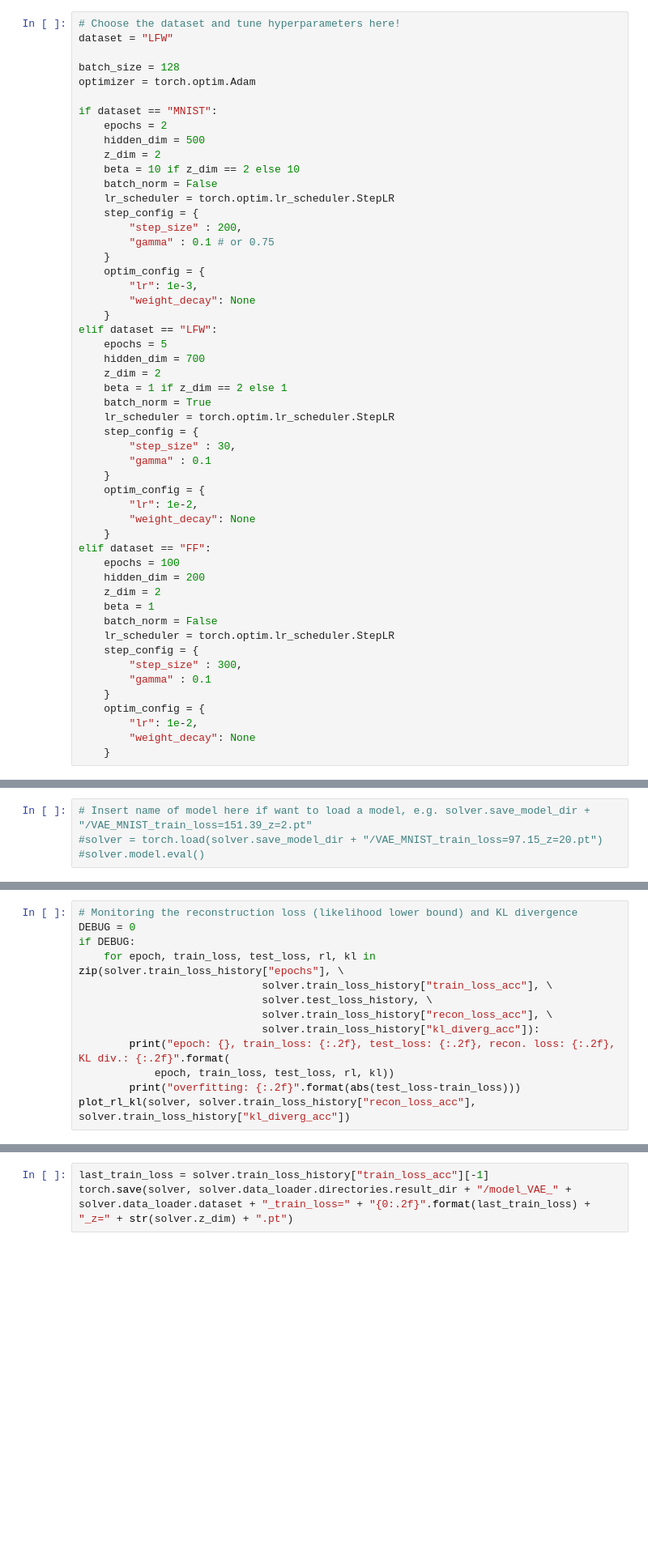
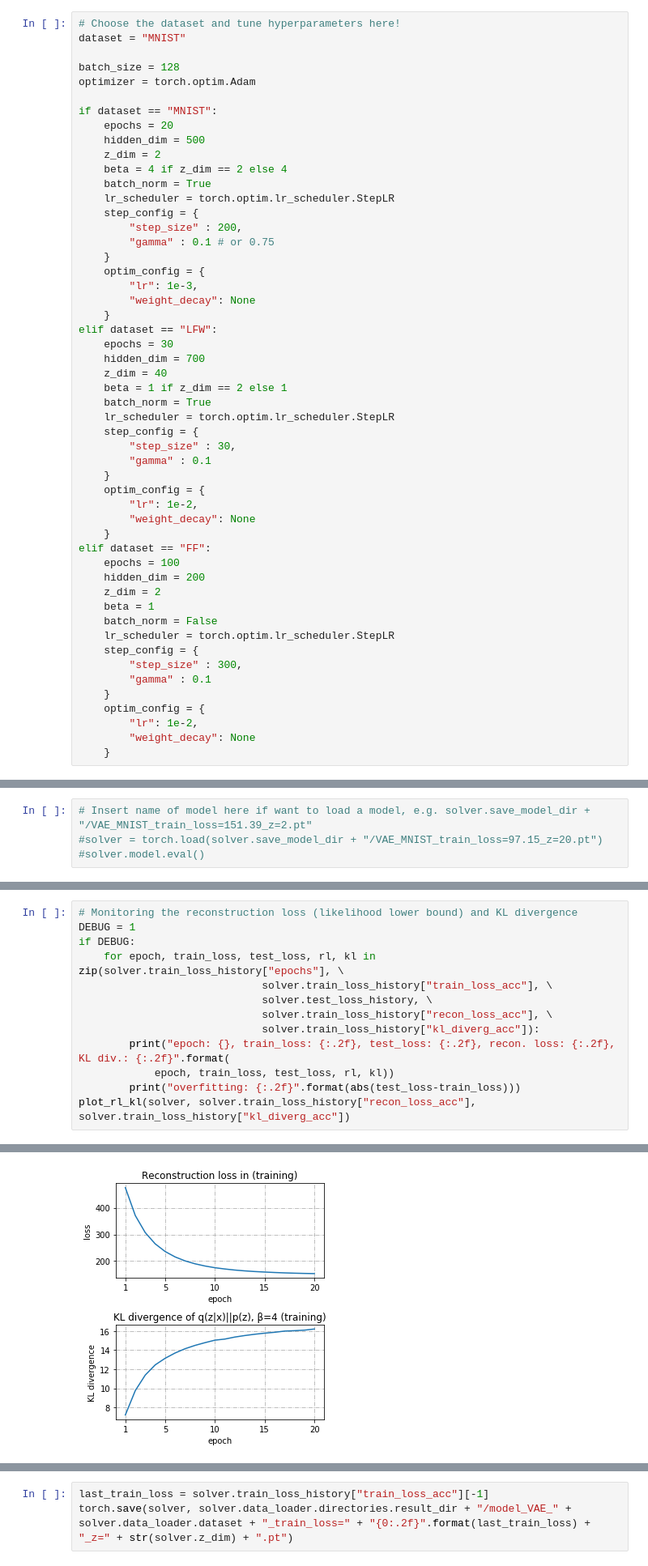
Before and after one commit to matthiasbrix/vae-models, a Jupyter notebook: src/1_vae.ipynb, the cells around one changed output, grey strips where cells are left out. Shown at 81% size. Drawn from its saved outputs; the diff is of its cells as text; blank space fills up the shorter version.

```diff
--- a/src/1_vae.ipynb
+++ b/src/1_vae.ipynb
@@ -37,16 +39,16 @@ if device.type == 'cuda':
 # %%
 # Choose the dataset and tune hyperparameters here!
-dataset = "LFW"
+dataset = "MNIST"
 
 batch_size = 128
 optimizer = torch.optim.Adam
 
 if dataset == "MNIST":
-    epochs = 2
+    epochs = 20
     hidden_dim = 500
     z_dim = 2
-    beta = 10 if z_dim == 2 else 10
-    batch_norm = False
+    beta = 4 if z_dim == 2 else 4
+    batch_norm = True
     lr_scheduler = torch.optim.lr_scheduler.StepLR
     step_config = {
         "step_size" : 200,
@@ -57,9 +59,9 @@ if dataset == "MNIST":
         "weight_decay": None
     }
 elif dataset == "LFW":
-    epochs = 5
+    epochs = 30
     hidden_dim = 700
-    z_dim = 2
+    z_dim = 40
     beta = 1 if z_dim == 2 else 1
     batch_norm = True
     lr_scheduler = torch.optim.lr_scheduler.StepLR
@@ -105,6 +133,6 @@ plot_gaussian_distributions(solver, len(solver.train_loss_history["train_loss_ac
 # %%
 # Monitoring the reconstruction loss (likelihood lower bound) and KL divergence
-DEBUG = 0
+DEBUG = 1
 if DEBUG:
     for epoch, train_loss, test_loss, rl, kl in zip(solver.train_loss_history["epochs"], \
                              solver.train_loss_history["train_loss_acc"], \
@@ -115,3 +143,4 @@ if DEBUG:
             epoch, train_loss, test_loss, rl, kl))
         print("overfitting: {:.2f}".format(abs(test_loss-train_loss)))
 plot_rl_kl(solver, solver.train_loss_history["recon_loss_acc"], solver.train_loss_history["kl_diverg_acc"])
+# %% [output]
@@ -118,3 +164,4 @@ plot_rl_kl(solver, solver.train_loss_history["recon_loss_acc"], solver.train_los
+[figure, added]
 # %%
 # visualize q(z) (latent space z)
 if solver.z_dim == 2:
```
Also changed, not shown: parts of 7 cells of this notebook, 3 other files.
